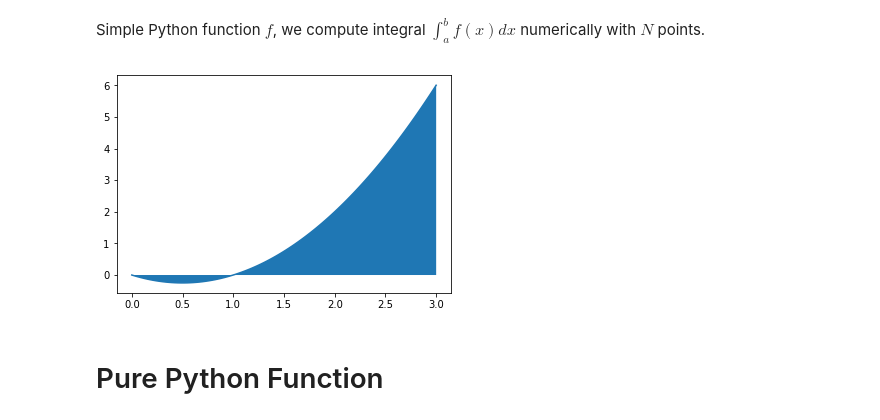
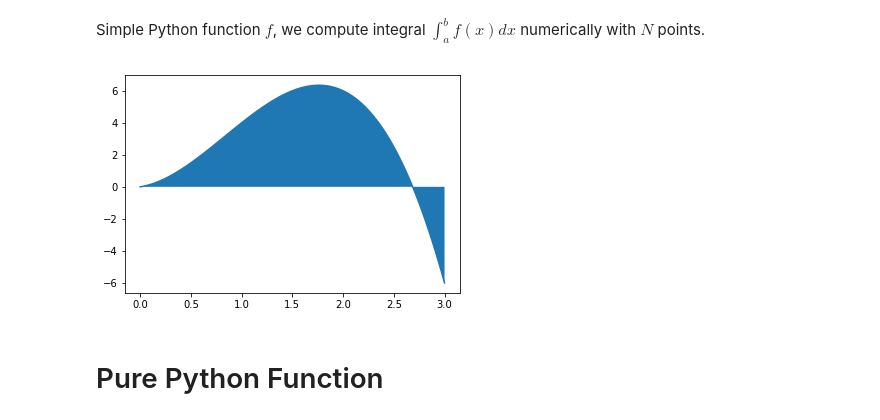
Before and after one commit to pnavaro/math-python, a Jupyter notebook: 21.Cython.ipynb, the cells around one changed output. Saved outputs shown, nothing was run; the diff lists cells and outputs as text; code cells hidden in the pictures.

```diff
--- a/21.Cython.ipynb
+++ b/21.Cython.ipynb
@@ -108,16 +102,16 @@ Simple Python function $f$, we compute integral $\int_a^b f(x)dx$ numerically wi
 # %%
 %matplotlib inline
 import matplotlib.pyplot as plt
 import numpy as np
 def f(x):
-    return x**2 - x
+    return -2*x**3 +5*x**2 +x
 
 x = np.linspace(0,3,100)
 ax = plt.subplot(1,1,1)
 ax.plot(x, f(x))
 ax.fill_between(x, 0, f(x));
 # %% [output]
-[figure, old version]
+[figure, new version]
 # %% [markdown]
 # Pure Python Function
 # %%
```
Also changed, not shown: parts of 41 cells of this notebook, 12 other files.
